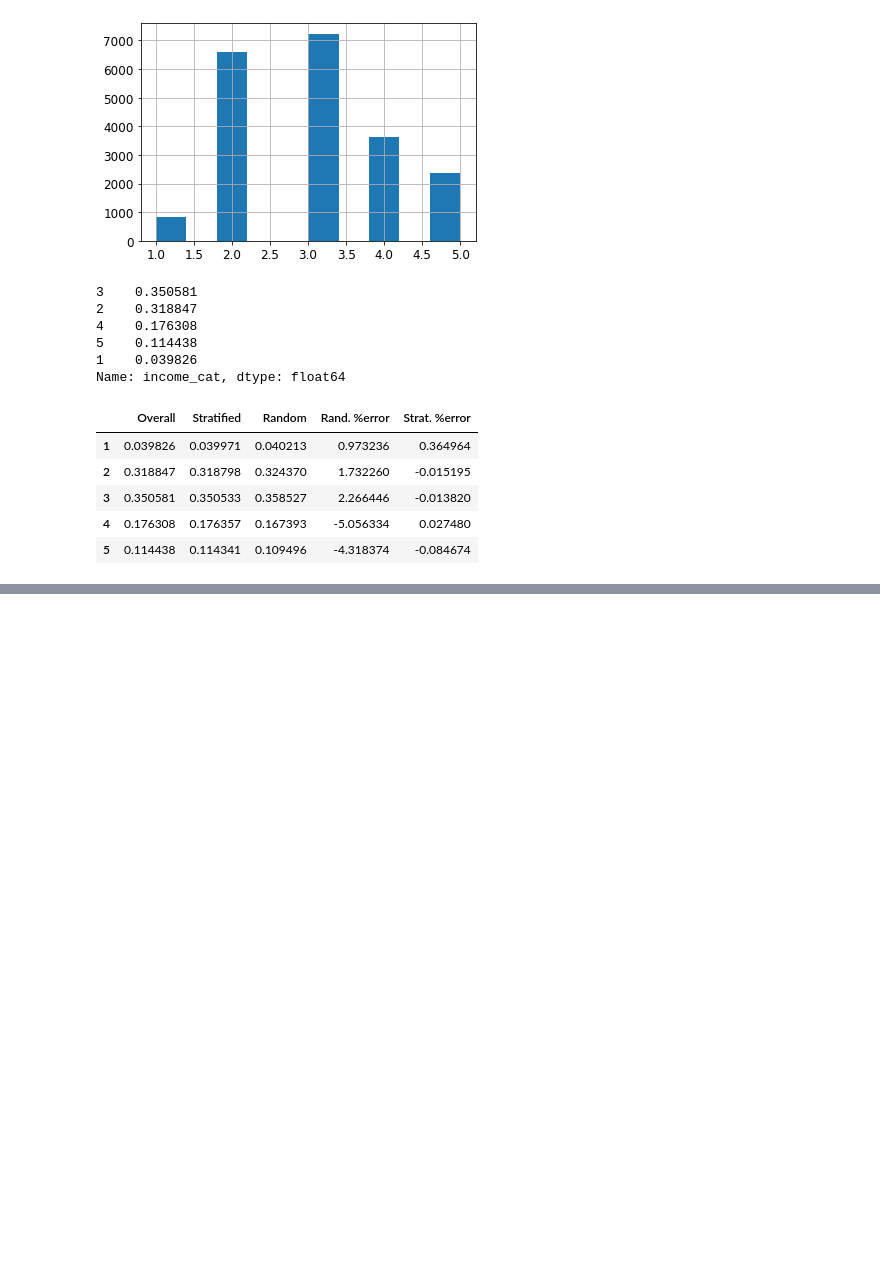
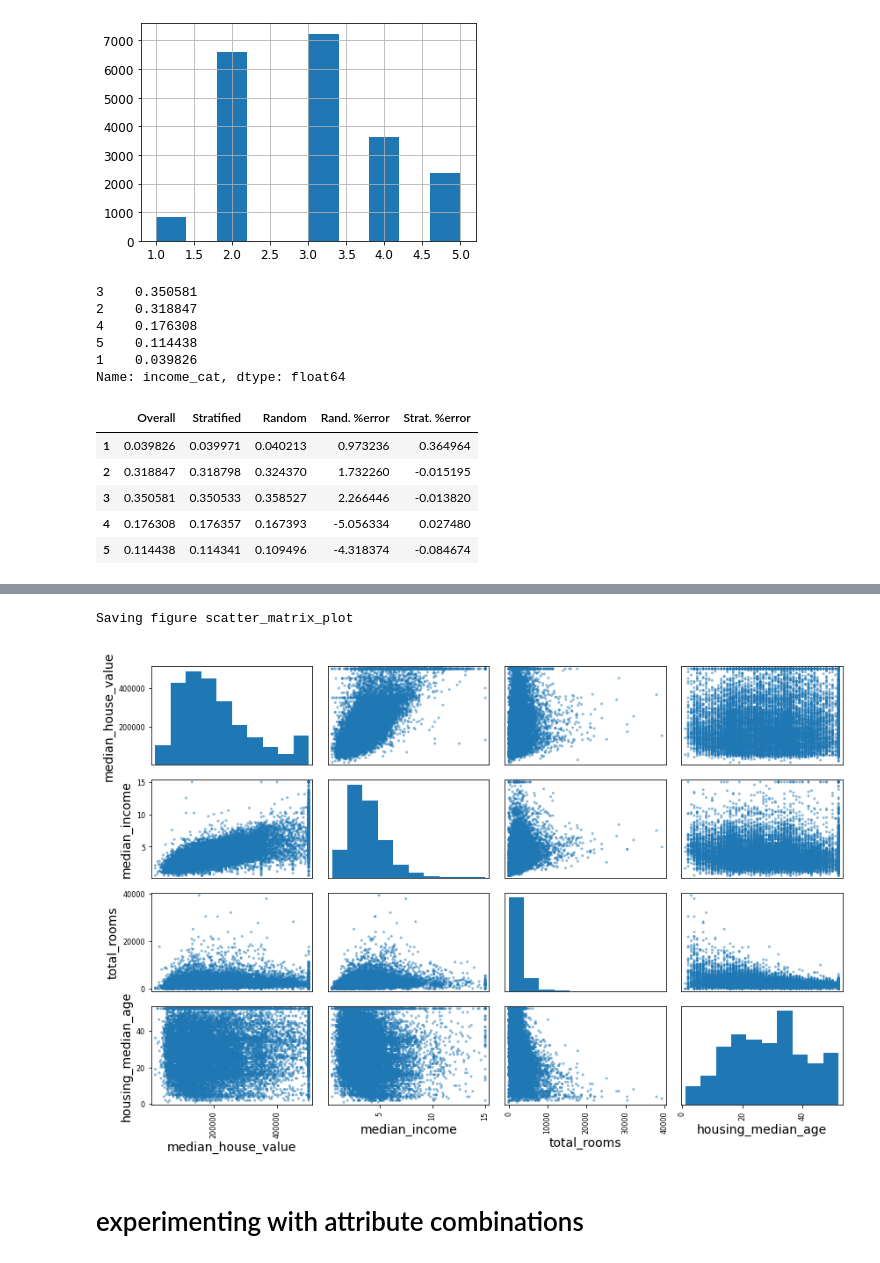
Before and after one commit to bikrantbdr/California_housing, a Jupyter notebook: Housing.ipynb, the cells around one changed output, grey strips where cells are left out. Cells and saved outputs as stored; diff of their text form; code cells hidden in the pictures; blank space fills up the shorter version.

```diff
--- a/Housing.ipynb
+++ b/Housing.ipynb
@@ -191,0 +236,10 @@ for set_ in (strat_train_set, strat_test_set):
+# %%
+attributes = ["median_house_value", "median_income", "total_rooms",
+              "housing_median_age"]
+scatter_matrix(housing[attributes], figsize=(12, 8))
+save_fig("scatter_matrix_plot")
+# %% [output]
+Saving figure scatter_matrix_plot
+[figure, added]
+# %% [markdown]
+# experimenting with attribute combinations
```
Also changed, not shown: parts of 29 cells of this notebook, 4 other files.
